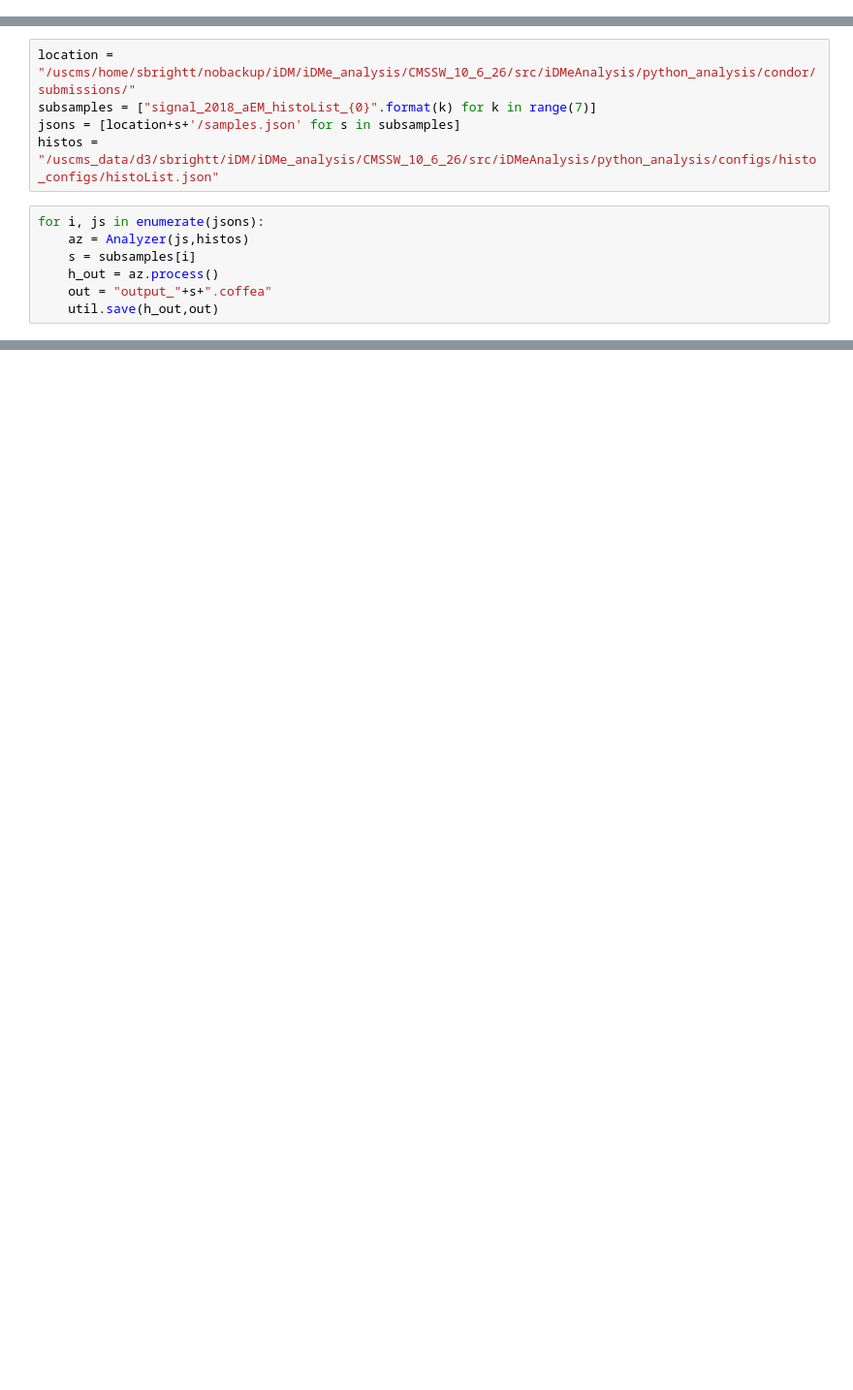
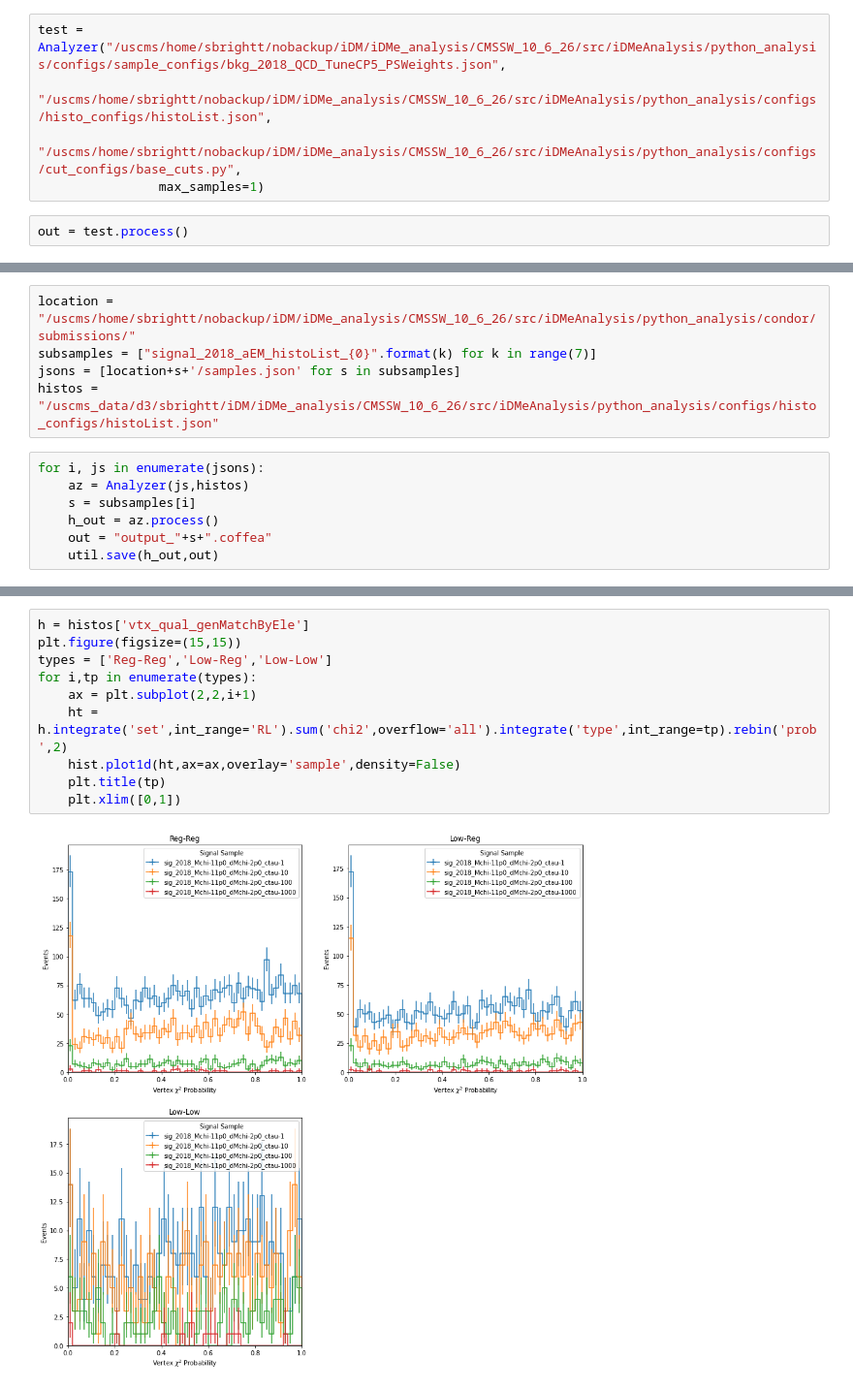
Before and after one commit to liviakong/iDMe, a Jupyter notebook: python_analysis/testNotebooks/runAnalyzerLocal.ipynb, the cells around one changed output, grey strips where cells are left out. Shown: that part at 97% size. Cells and saved outputs as stored; diff of their text form; blank space fills up the shorter version.

```diff
--- a/python_analysis/testNotebooks/runAnalyzerLocal.ipynb
+++ b/python_analysis/testNotebooks/runAnalyzerLocal.ipynb
@@ -15,0 +21,7 @@ import time
+# %%
+test = Analyzer("/uscms/home/sbrightt/nobackup/iDM/iDMe_analysis/CMSSW_10_6_26/src/iDMeAnalysis/python_analysis/configs/sample_configs/bkg_2018_QCD_TuneCP5_PSWeights.json",
+                "/uscms/home/sbrightt/nobackup/iDM/iDMe_analysis/CMSSW_10_6_26/src/iDMeAnalysis/python_analysis/configs/histo_configs/histoList.json",
+                "/uscms/home/sbrightt/nobackup/iDM/iDMe_analysis/CMSSW_10_6_26/src/iDMeAnalysis/python_analysis/configs/cut_configs/base_cuts.py",
+                max_samples=1)
+# %%
+out = test.process()
@@ -128,0 +75,12 @@ best_ele_match[cutF]
+# %%
+h = histos['vtx_qual_genMatchByEle']
+plt.figure(figsize=(15,15))
+types = ['Reg-Reg','Low-Reg','Low-Low']
+for i,tp in enumerate(types):
+    ax = plt.subplot(2,2,i+1)
+    ht = h.integrate('set',int_range='RL').sum('chi2',overflow='all').integrate('type',int_range=tp).rebin('prob',2)
+    hist.plot1d(ht,ax=ax,overlay='sample',density=False)
+    plt.title(tp)
+    plt.xlim([0,1])
+# %% [output]
+[figure, added]
```
Also changed, not shown: parts of 14 cells of this notebook, 34 other files.
